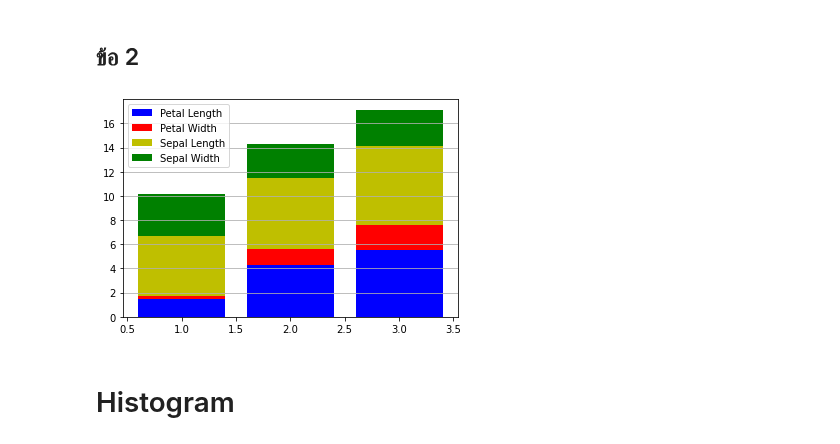
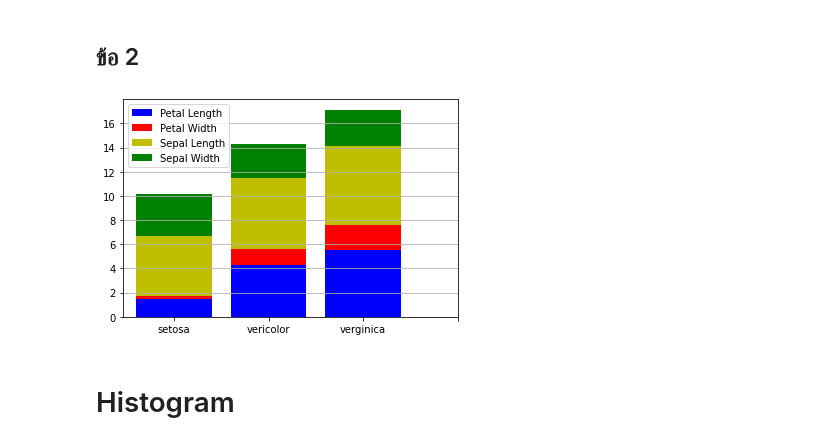
Before and after one commit to SuwareeThammakoonsate/data_viz_2022, a Jupyter notebook: DataViz04_Data_Comparison.ipynb, the cells around one changed output. Drawn from its saved outputs; the diff is of its cells as text; code cells hidden in the pictures.

```diff
--- a/DataViz04_Data_Comparison.ipynb
+++ b/DataViz04_Data_Comparison.ipynb
@@ -309,13 +309,13 @@ plt.legend(); #คำอธิบายของกราฟแท่งแต
 # %%
 plt.bar([1,2,3],sample_data['PetalLength'],color='b',label='Petal Length') #สร้างกราฟแท่ง Petal Length เป็นสีน้ำเงิน
 plt.bar([1,2,3],sample_data['PetalWidth'],bottom=sample_data['PetalLength'],color='r',label='Petal Width') #สร้างกราฟแท่ง Petal Length เป็นสีแดง โดยให้กราฟแท่ง PetalLength อยู่ด้านบน
 plt.bar([1,2,3],sample_data['SepalLength'],bottom=sample_data['PetalWidth']+sample_data['PetalLength'],color='y',label='Sepal Length')#สร้างกราฟแท่ง Petal Length เป็นสีเหลือง โดยให้กราฟแท่ง PetalLength + PetalWidth อยู่ด้านบน
 plt.bar([1,2,3],sample_data['SepalWidth'],bottom=sample_data['SepalLength']+sample_data['PetalWidth']+sample_data['PetalLength'],color='g',label='Sepal Width')#สร้างกราฟแท่ง Sepal Width เป็นสีเขียว โดยให้กราฟแท่ง PetalLength + PetalWidth + SepalLength อยู่ด้านบน
-plt.xticks([1,2,3,4],['setosa','vericolor','Sepal Length','verginica']) #กำหนดชื่อแกนทั้ง 4 แกน
+plt.xticks([1,2,3,4],['setosa','vericolor','verginica']) #กำหนดชื่อแกนทั้ง 4 แกน
 plt.grid(True,axis='y') #เปิดตาราง เปิดเฉพาะแกน y
 plt.legend(); #คำอธิบายของกราฟแท่งแต่ละสี
 # %% [output]
-[figure, old version]
+[figure, new version]
 # %% [markdown]
 # Histogram
 # %% [markdown]
```
